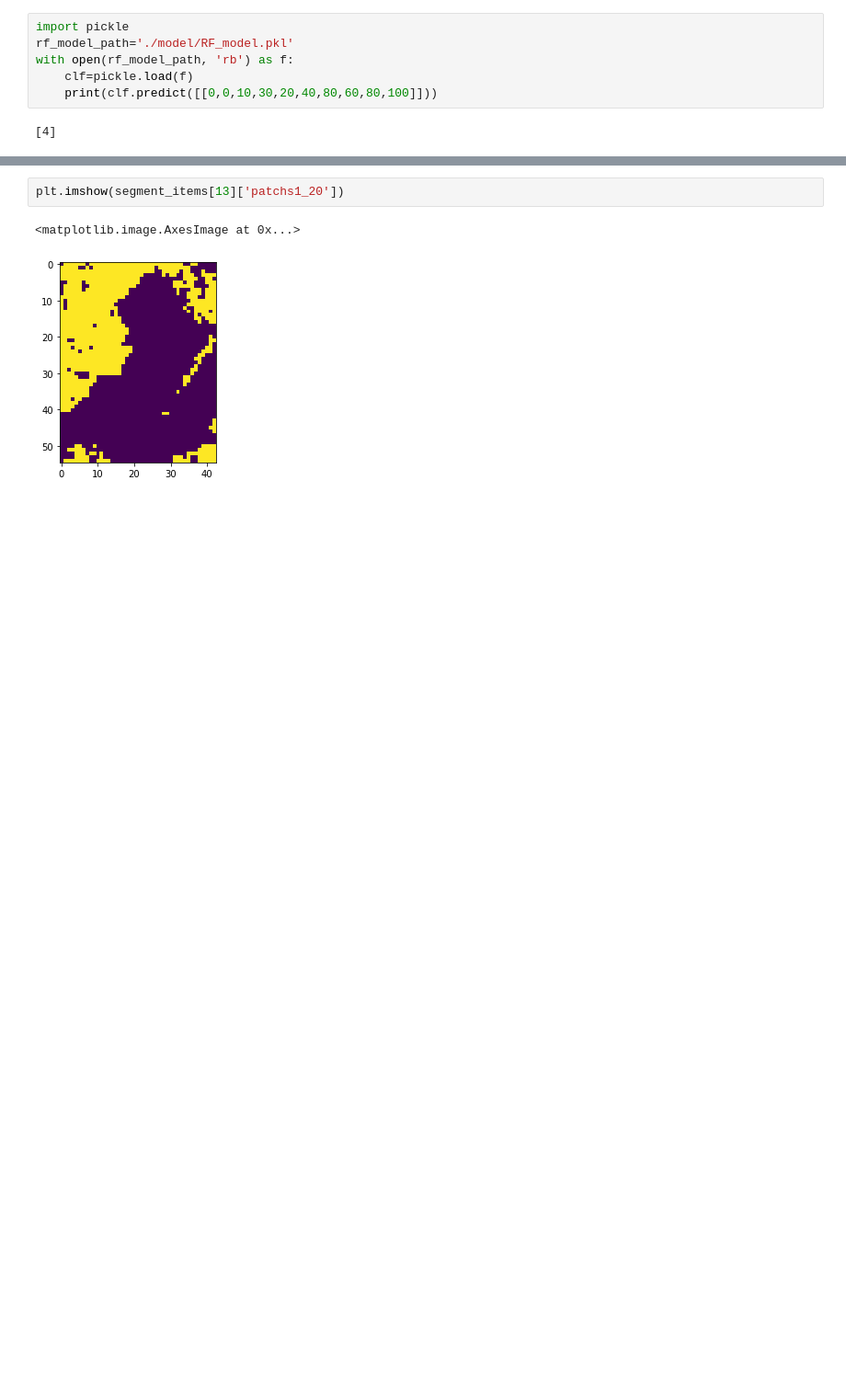
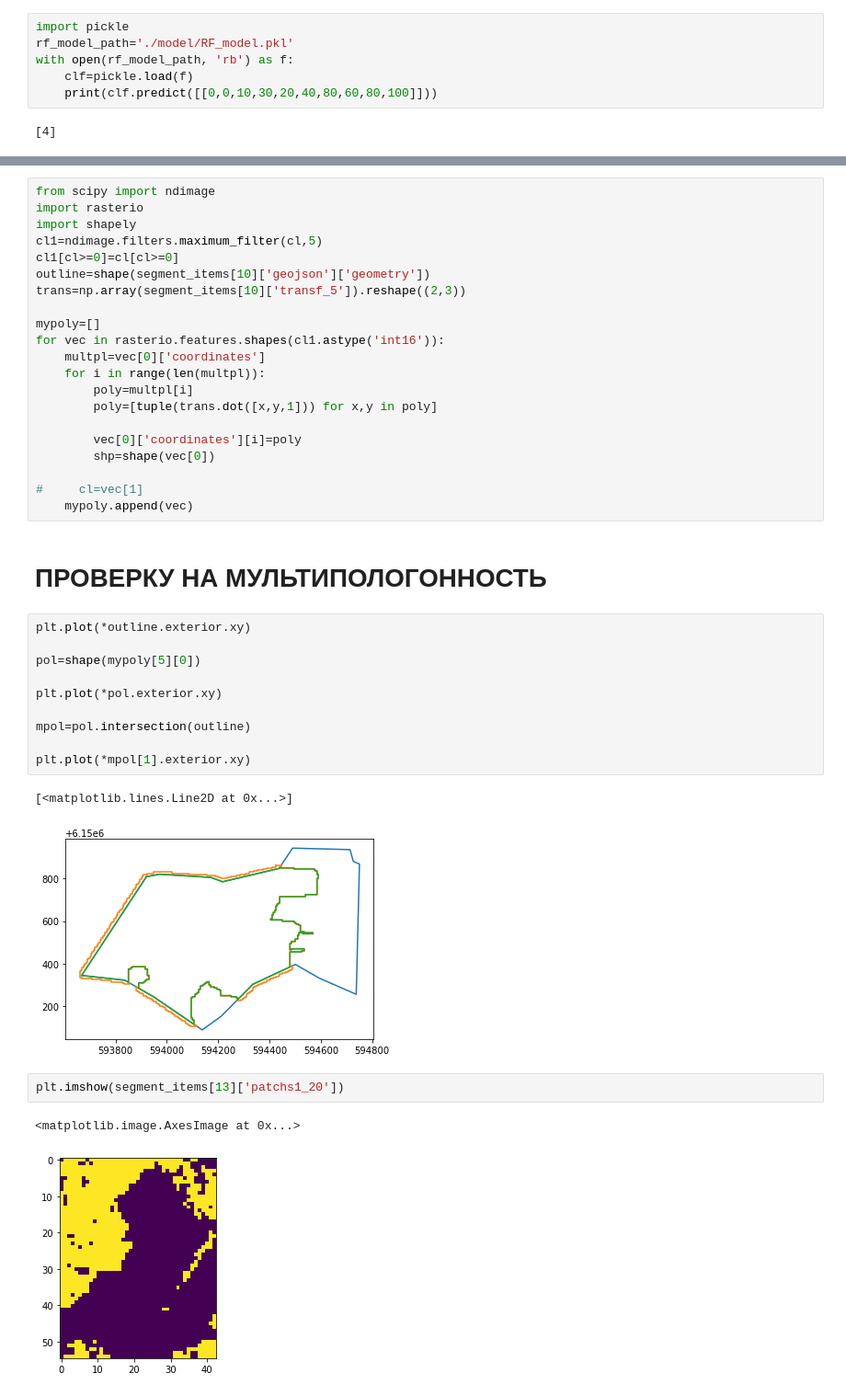
Before and after one commit to sserg-r/PIKVNZ, a Jupyter notebook: testing.ipynb, the cells around one changed output, grey strips where cells are left out. Shown at 92% size. Saved outputs shown, nothing was run; the diff lists cells and outputs as text; blank space fills up the shorter version.

```diff
--- a/testing.ipynb
+++ b/testing.ipynb
@@ -156,3 +169,39 @@ plt.imshow(segment_items[13]['patchs1_20'])
+# %%
+from scipy import ndimage
+import rasterio
+import shapely
+cl1=ndimage.filters.maximum_filter(cl,5)
+cl1[cl>=0]=cl[cl>=0]
+outline=shape(segment_items[10]['geojson']['geometry'])
+trans=np.array(segment_items[10]['transf_5']).reshape((2,3))
+
+mypoly=[]
+for vec in rasterio.features.shapes(cl1.astype('int16')):
+    multpl=vec[0]['coordinates']
+    for i in range(len(multpl)):
+        poly=multpl[i]
+        poly=[tuple(trans.dot([x,y,1])) for x,y in poly]
+
+        vec[0]['coordinates'][i]=poly
+        shp=shape(vec[0])
+
+#     cl=vec[1]
+    mypoly.append(vec)
+# %% [markdown]
+# ПРОВЕРКУ НА МУЛЬТИПОЛОГОННОСТЬ
+# %%
+plt.plot(*outline.exterior.xy)
+
+pol=shape(mypoly[5][0])
+
+plt.plot(*pol.exterior.xy)
+
+mpol=pol.intersection(outline)
+
+plt.plot(*mpol[1].exterior.xy)
+# %% [output]
+[<matplotlib.lines.Line2D at 0x...>]
+[figure, added]
 # %%
 plt.imshow(segment_items[13]['patchs1_20'])
 # %% [output]
```
Also changed, not shown: parts of 7 cells of this notebook.
